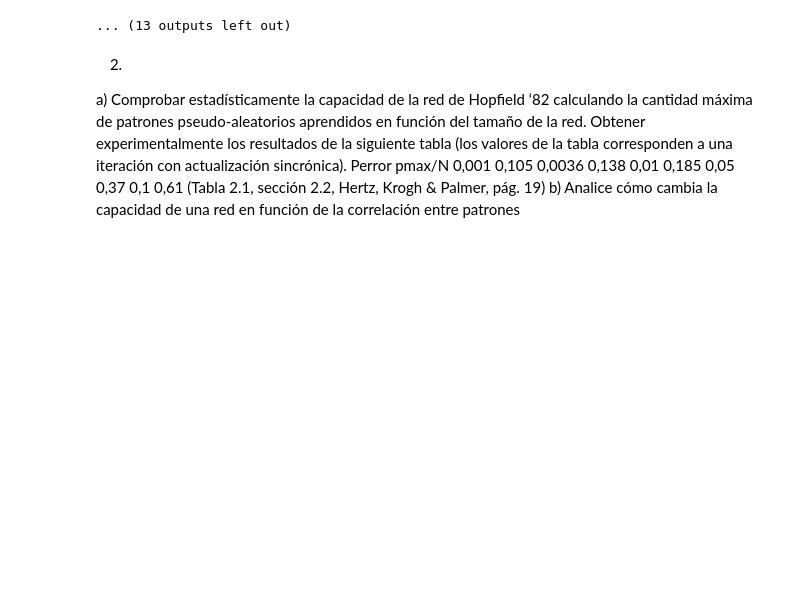
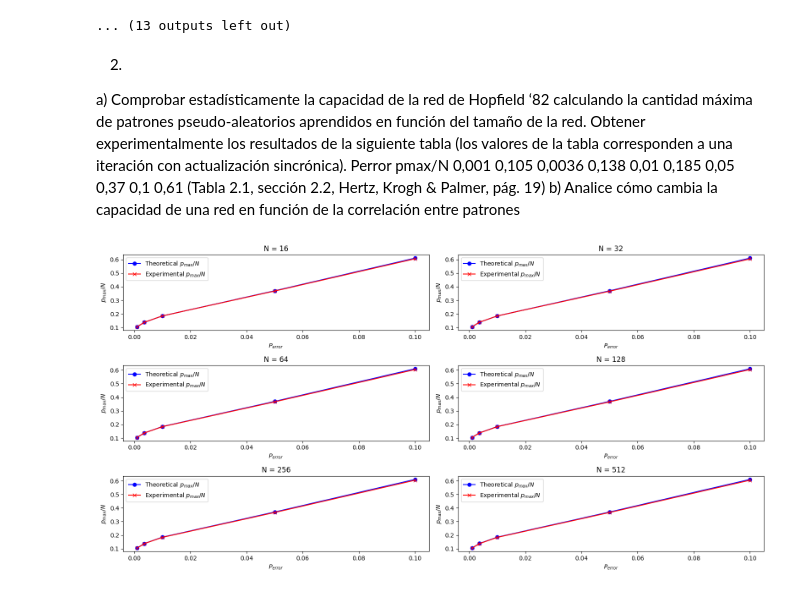
Before and after one commit to lburdman/RedesNeuronales, a Jupyter notebook: TP2/TP2.ipynb, the cells around one changed output. Drawn from its saved outputs; the diff is of its cells as text; code cells hidden in the pictures; blank space fills up the shorter version.

```diff
--- a/TP2/TP2.ipynb
+++ b/TP2/TP2.ipynb
@@ -512,3 +451,59 @@ valores de la tabla corresponden a una iteración con actualización sincrónica
 (Tabla 2.1, sección 2.2, Hertz, Krogh & Palmer, pág. 19)
 b) Analice cómo cambia la capacidad de una red en función de la correlación entre
 patrones
+# %%
+# Values from the table
+P_error = np.array([0.001, 0.0036, 0.01, 0.05, 0.1])
+p_max_N = np.array([0.105, 0.138, 0.185, 0.37, 0.61])
+
+# Function to perform the simulation
+def simulateHopfieldNetwork(N, P_error, p_max_N):
+    p_max_theoretical = p_max_N
+    p_max_experimental = []
+
+    for p_theoretical in p_max_theoretical:
+        num_patterns = int(p_theoretical * N)
+        errors = 0
+
+        # Generate random patterns
+        random_patterns = np.random.choice([-1, 1], size=(num_patterns, N))
+
+        # Initialize the weights matrix
+        W = computeWeights(random_patterns)
+
+        # Test pattern retrieval
+        correct_retrievals = 0
+
+        for pattern in random_patterns:
+            input_pattern = np.copy(pattern)
+            hopfieldSync(W, input_pattern)  # No visualization
+            if np.array_equal(input_pattern, pattern):
+                correct_retrievals += 1
+
+        errors += (num_patterns - correct_retrievals) / num_patterns
+
+        p_max_experimental.append(p_theoretical * (1 - errors / 100))
+
+    return p_max_experimental
+
+# Network sizes
+N_values = [16, 32, 64, 128, 256, 512]
+
+# Create the plot
+fig, axs = plt.subplots(3, 2, figsize=(16, 8))
+axs = axs.flatten()
+
+for i, N in enumerate(N_values):
+    p_max_experimental = simulateHopfieldNetwork(N, P_error, p_max_N)
+
+    axs[i].plot(P_error, p_max_N, 'o-', color='blue', label='Theoretical $p_{max}/N$')
+    axs[i].plot(P_error, p_max_experimental, 'x-', color='red', label='Experimental $p_{max}/N$')
+    axs[i].set_title(f'N = {N}')
+    axs[i].set_xlabel('$P_{error}$')
+    axs[i].set_ylabel('$p_{max}/N$')
+    axs[i].legend()
+
+plt.tight_layout()
+plt.show()
+# %% [output]
+[figure, added]
```
Also changed, not shown: parts of 8 cells of this notebook, 1 other file.
